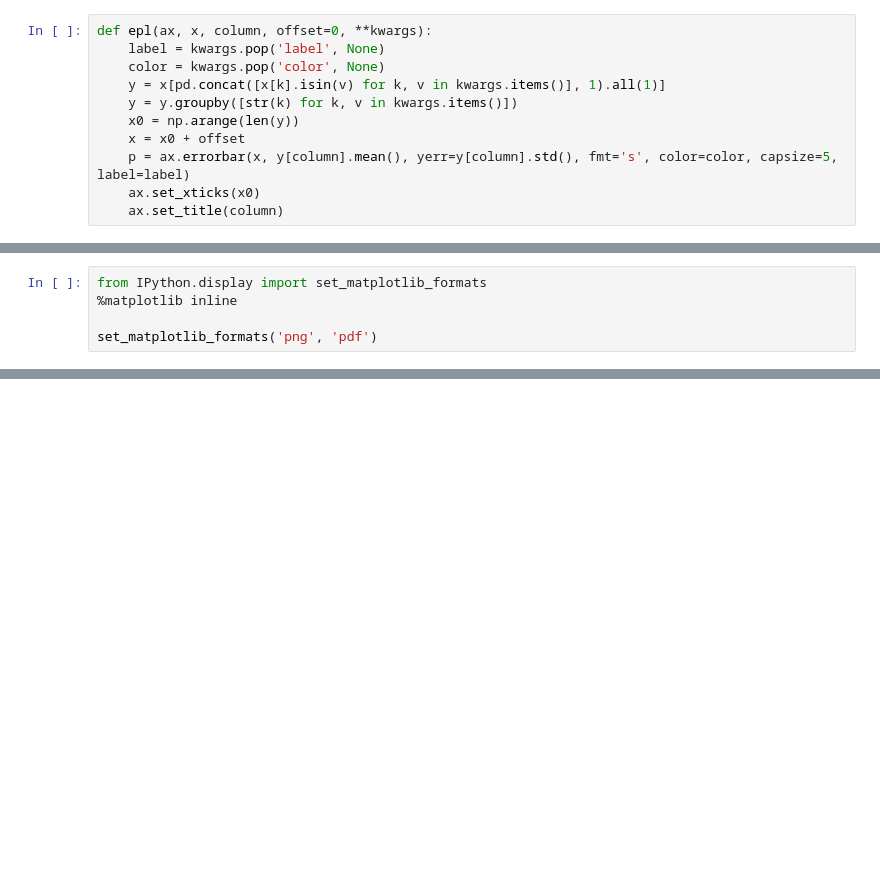
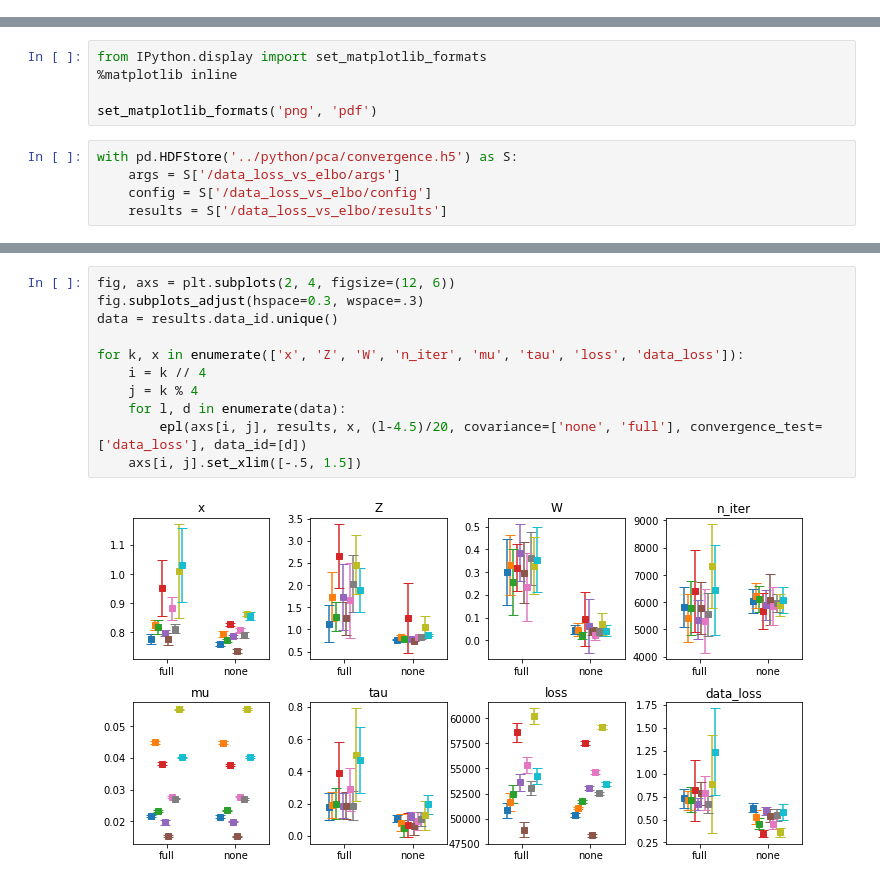
Before and after one commit to betaplane/cezanne, a Jupyter notebook: notebooks/PPCA.ipynb, the cells around one changed output, grey strips where cells are left out. Saved outputs shown, nothing was run; the diff lists cells and outputs as text; blank space fills up the shorter version.

```diff
--- a/notebooks/PPCA.ipynb
+++ b/notebooks/PPCA.ipynb
@@ -585,16 +574,5 @@ loss = S['exp1']
 # %%
 colors = plt.rcParams['axes.prop_cycle'].by_key()['color']
-# %%
-def epl(ax, x, column, offset=0, **kwargs):
-    label = kwargs.pop('label', None)
-    color = kwargs.pop('color', None)
-    y = x[pd.concat([x[k].isin(v) for k, v in kwargs.items()], 1).all(1)]
-    y = y.groupby([str(k) for k, v in kwargs.items()])
-    x0 = np.arange(len(y))
-    x = x0 + offset
-    p = ax.errorbar(x, y[column].mean(), yerr=y[column].std(), fmt='s', color=color, capsize=5, label=label)
-    ax.set_xticks(x0)
-    ax.set_title(column)
 # %%
 fig, axs = plt.subplots(2, 3, figsize=(14, 8))
 
@@ -665,3 +643,8 @@ from IPython.display import set_matplotlib_formats
 %matplotlib inline
 
 set_matplotlib_formats('png', 'pdf')
+# %%
+with pd.HDFStore('../python/pca/convergence.h5') as S:
+    args = S['/data_loss_vs_elbo/args']
+    config = S['/data_loss_vs_elbo/config']
+    results = S['/data_loss_vs_elbo/results']
@@ -667,0 +722,13 @@ set_matplotlib_formats('png', 'pdf')
+# %%
+fig, axs = plt.subplots(2, 4, figsize=(12, 6))
+fig.subplots_adjust(hspace=0.3, wspace=.3)
+data = results.data_id.unique()
+
+for k, x in enumerate(['x', 'Z', 'W', 'n_iter', 'mu', 'tau', 'loss', 'data_loss']):
+    i = k // 4
+    j = k % 4
+    for l, d in enumerate(data):
+        epl(axs[i, j], results, x, (l-4.5)/20, covariance=['none', 'full'], convergence_test=['data_loss'], data_id=[d])
+    axs[i, j].set_xlim([-.5, 1.5])
+# %% [output]
+[figure, added]
```
Also changed, not shown: parts of 12 cells of this notebook, 7 other files.
